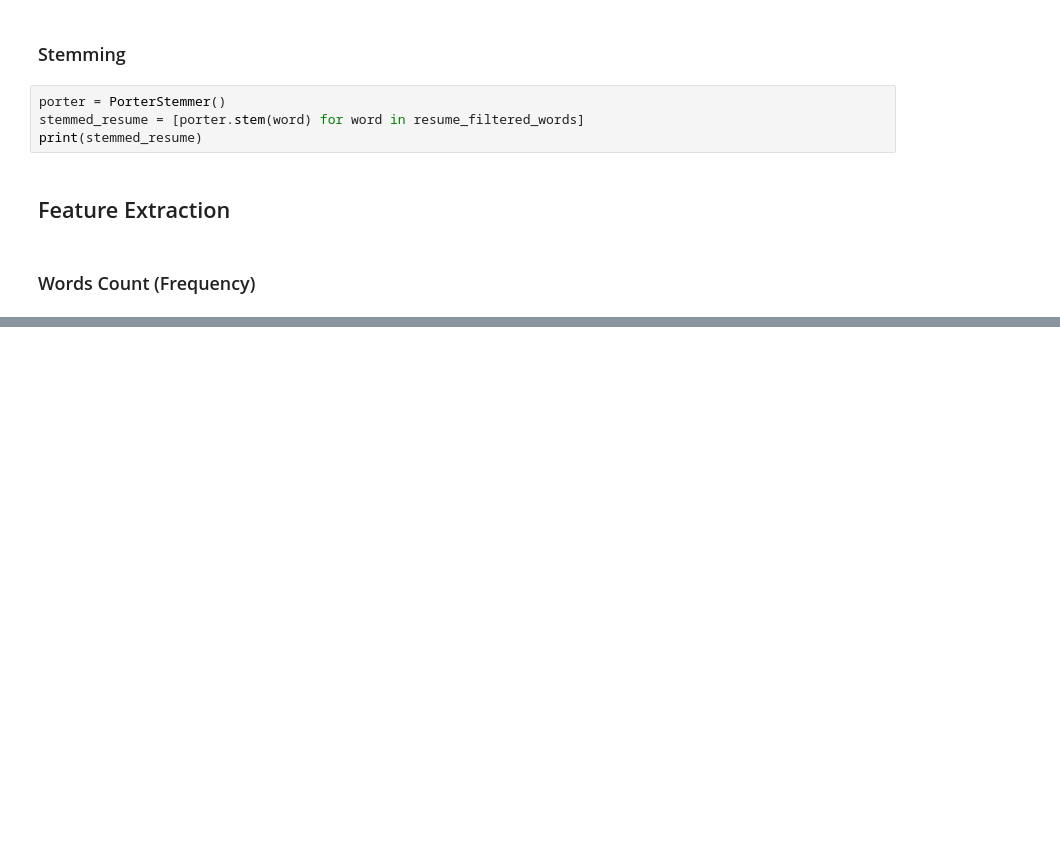
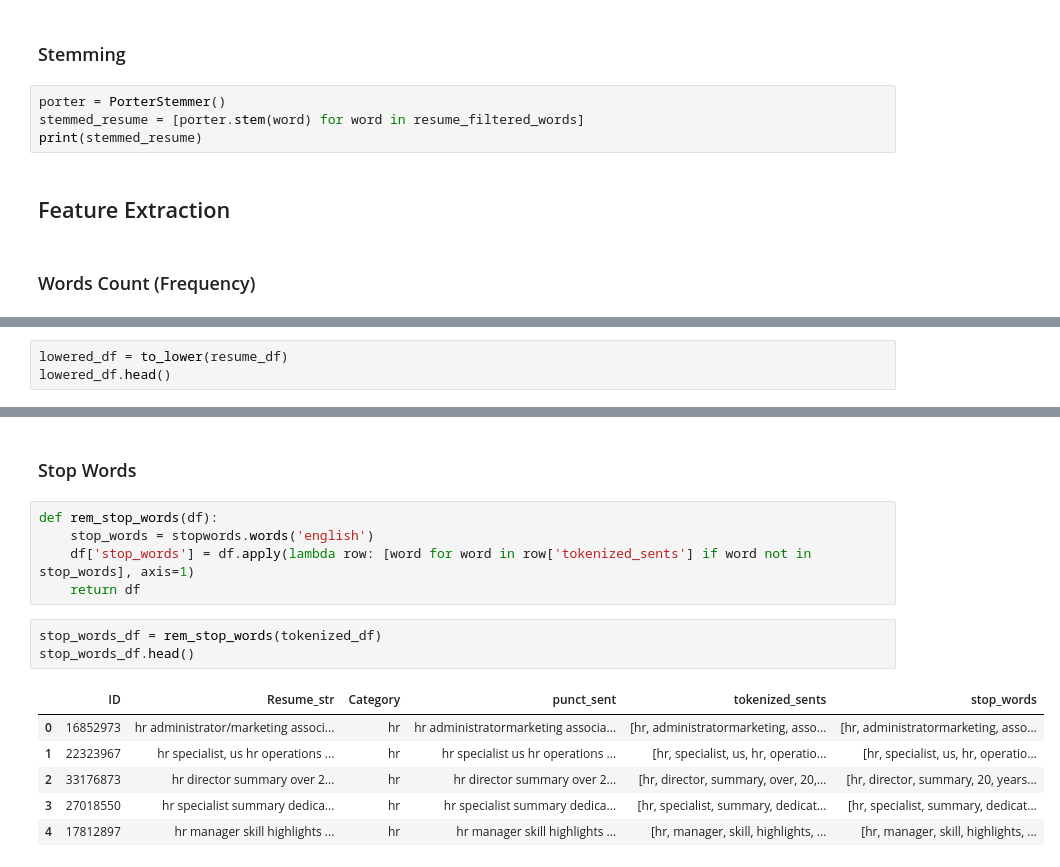
Before and after one commit to HebaAliNassif/AI_Powered_Interviewer_System, a Jupyter notebook: Resume/Low Level/Preprocessing.ipynb, the cells around one changed output, grey strips where cells are left out. Cells and saved outputs as stored; diff of their text form; blank space fills up the shorter version.

```diff
--- a/Resume/Low Level/Preprocessing.ipynb
+++ b/Resume/Low Level/Preprocessing.ipynb
@@ -109,0 +153,3 @@ print(resume_freq)
+# %%
+lowered_df = to_lower(resume_df)
+lowered_df.head()
@@ -109,0 +196,17 @@ print(resume_freq)
+# %% [markdown]
+### Stop Words
+# %%
+def rem_stop_words(df):
+    stop_words = stopwords.words('english')
+    df['stop_words'] = df.apply(lambda row: [word for word in row['tokenized_sents'] if word not in stop_words], axis=1)
+    return df
+# %%
+stop_words_df = rem_stop_words(tokenized_df)
+stop_words_df.head()
+# %% [output]
+|  | ID | Resume_str | Category | punct_sent | tokenized_sents | stop_words |
+| 0 | 16852973 | hr administrator/marketing associ... | hr | hr administratormarketing associa... | [hr, administratormarketing, asso... | [hr, administratormarketing, asso... |
+| 1 | 22323967 | hr specialist, us hr operations ... | hr | hr specialist us hr operations ... | [hr, specialist, us, hr, operatio... | [hr, specialist, us, hr, operatio... |
+| 2 | 33176873 | hr director summary over 2... | hr | hr director summary over 2... | [hr, director, summary, over, 20,... | [hr, director, summary, 20, years... |
+| 3 | 27018550 | hr specialist summary dedica... | hr | hr specialist summary dedica... | [hr, specialist, summary, dedicat... | [hr, specialist, summary, dedicat... |
+| 4 | 17812897 | hr manager skill highlights ... | hr | hr manager skill highlights ... | [hr, manager, skill, highlights, ... | [hr, manager, skill, highlights, ... |
```
Also changed, not shown: parts of 29 cells of this notebook.
